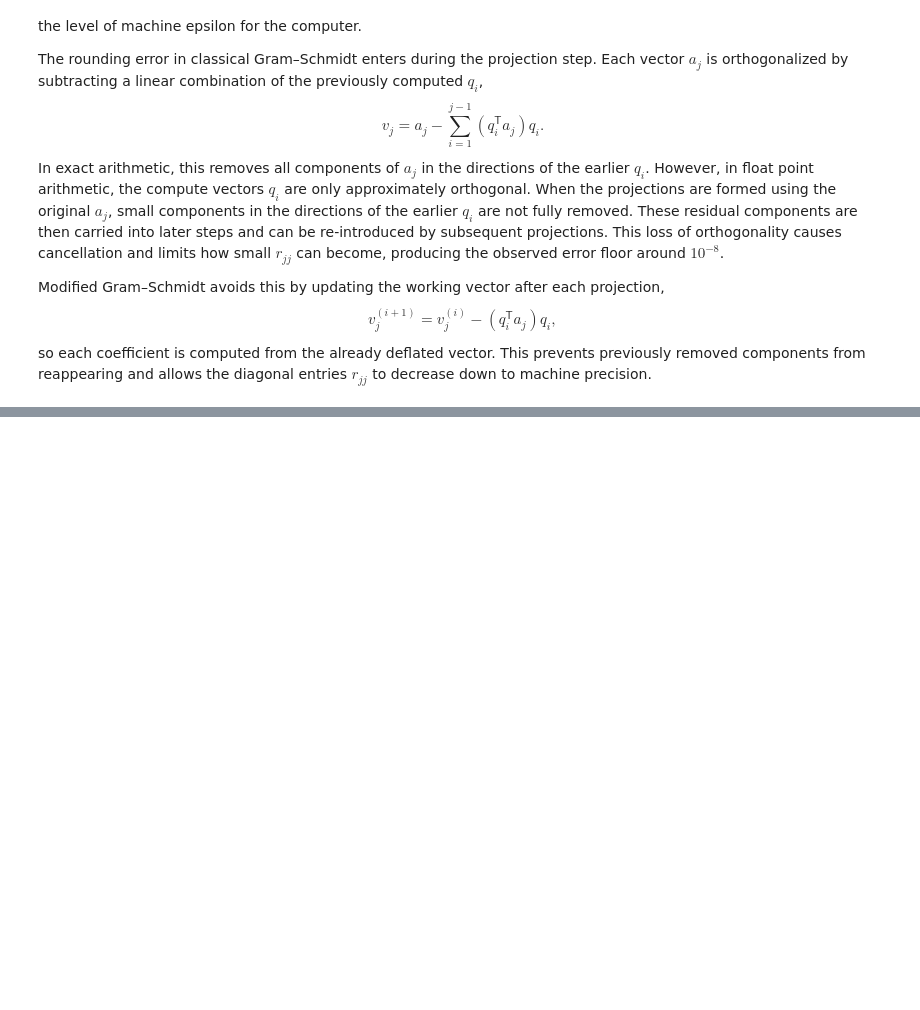
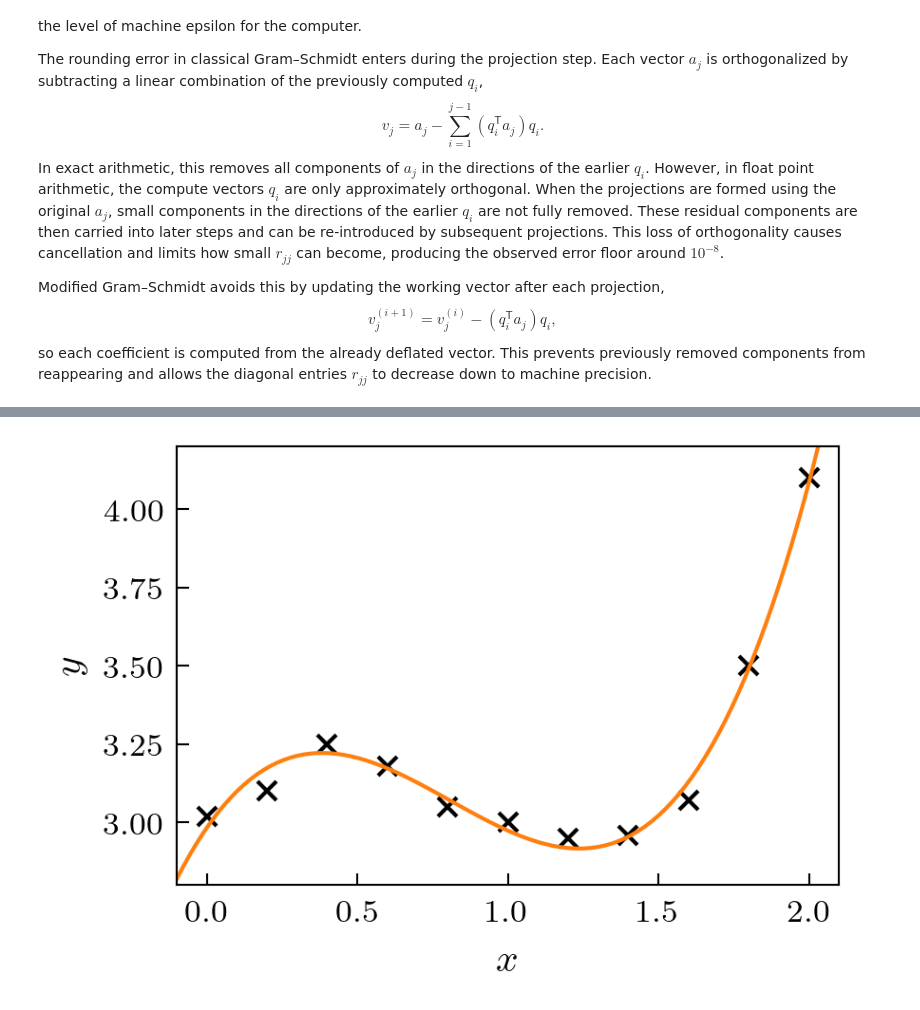
Before and after one commit to rycroft-group/math513, a Jupyter notebook: 2_qr+lstsq/2_qr+lstsq.ipynb, the cells around one changed output, grey strips where cells are left out. Drawn from its saved outputs; the diff is of its cells as text; code cells hidden in the pictures; blank space fills up the shorter version.

```diff
--- a/2_qr+lstsq/2_qr+lstsq.ipynb
+++ b/2_qr+lstsq/2_qr+lstsq.ipynb
@@ -172,0 +298,26 @@ so each coefficient is computed from the already deflated vector. This prevents
+# %%
+# degree-3 polynomial fit via least squares
+V3 = np.vander(x, 4, increasing=True)  # Vandermonde
+b3 = np.linalg.lstsq(V3, y, rcond=None)[0]
+yy_fit3 = V3 @ b3
+
+fig, ax = plt.subplots(1, 1, figsize=(3, 2), dpi=300)
+ax.plot(x, y, 'x', ms=5, color='k')
+xx = np.linspace(-0.1, 2.1, 100)
+yy3 = b3[0] + b3[1] * xx + b3[2] * xx**2 + b3[3] * xx**3
+ax.plot(xx, yy3, '-', color='tab:orange')
+
+# Formatting
+ax.set_xlabel('$x$')
+ax.set_ylabel('$y$')
+ax.set_xlim(-0.1, 2.1)
+ax.set_ylim(2.8, 4.2)
+# Prettify
+ax.tick_params(axis='both', which='major', labelsize=8)
+ax.tick_params(axis='both', which='minor', bottom=False, left=False)
+ax.tick_params(axis='both', which='both', right=False, top=False)
+
+# plt.savefig('results/poly_cubic.pdf', bbox_inches='tight', dpi=300)
+plt.show()
+# %% [output]
+[figure, added]
```
Also changed, not shown: parts of 24 cells of this notebook, 3 other files.
